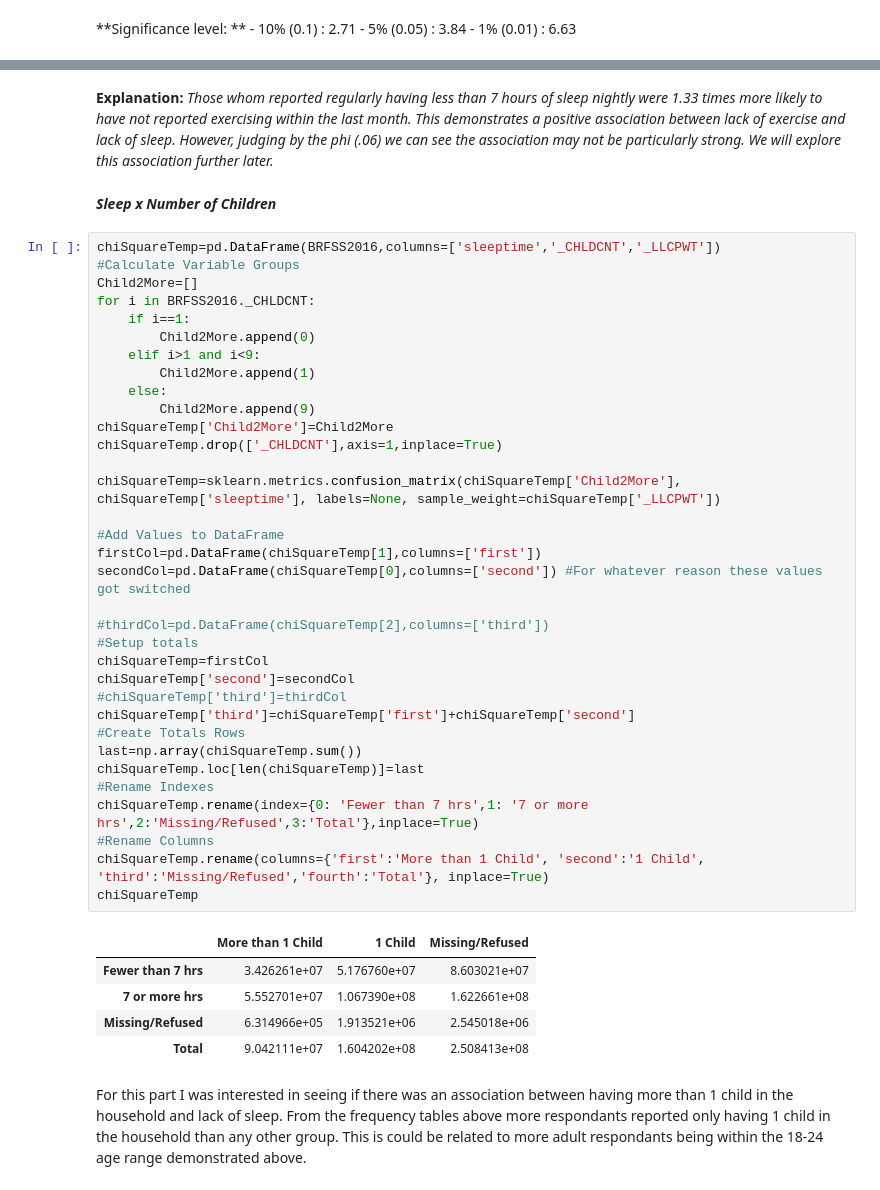
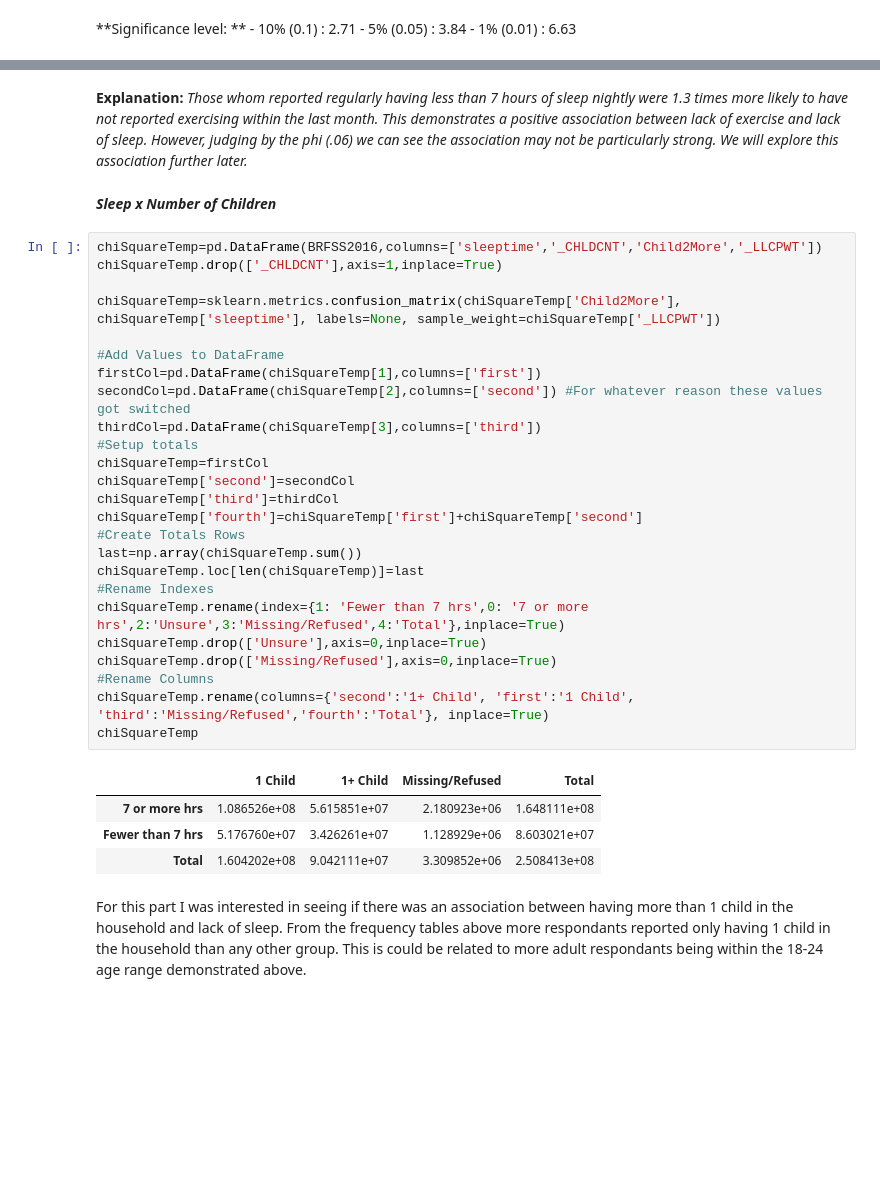
Before and after one commit to pmleffers/BRFSS2016, a Jupyter notebook: BRFSS notebook.ipynb, the cells around one changed output, grey strips where cells are left out. Drawn from its saved outputs; the diff is of its cells as text; blank space fills up the shorter version.

```diff
--- a/BRFSS notebook.ipynb
+++ b/BRFSS notebook.ipynb
@@ -1151,48 +1357,38 @@ Log risk ratio    0.182 0.000 0.182 0.182   0.000
 -------------------------------------------------
 # %% [markdown]
-**Explanation:** *Those whom reported regularly having less than 7 hours of sleep nightly were 1.33 times more likely to have not reported exercising within the last month. This demonstrates a positive association between lack of exercise and lack of sleep. However, judging by the phi (.06) we can see the association may not be particularly strong. We will explore this association further later.*
+**Explanation:** *Those whom reported regularly having less than 7 hours of sleep nightly were 1.3 times more likely to have not reported exercising within the last month. This demonstrates a positive association between lack of exercise and lack of sleep. However, judging by the phi (.06) we can see the association may not be particularly strong. We will explore this association further later.*
 # %% [markdown]
 ***Sleep x Number of Children***
 # %%
-chiSquareTemp=pd.DataFrame(BRFSS2016,columns=['sleeptime','_CHLDCNT','_LLCPWT'])
-#Calculate Variable Groups
-Child2More=[]
-for i in BRFSS2016._CHLDCNT:
-    if i==1:
-        Child2More.append(0)
-    elif i>1 and i<9:
-        Child2More.append(1)
-    else:
-        Child2More.append(9)
-chiSquareTemp['Child2More']=Child2More
+chiSquareTemp=pd.DataFrame(BRFSS2016,columns=['sleeptime','_CHLDCNT','Child2More','_LLCPWT'])
 chiSquareTemp.drop(['_CHLDCNT'],axis=1,inplace=True)
 
 chiSquareTemp=sklearn.metrics.confusion_matrix(chiSquareTemp['Child2More'], chiSquareTemp['sleeptime'], labels=None, sample_weight=chiSquareTemp['_LLCPWT'])
 
 #Add Values to DataFrame
 firstCol=pd.DataFrame(chiSquareTemp[1],columns=['first'])
-secondCol=pd.DataFrame(chiSquareTemp[0],columns=['second']) #For whatever reason these values got switched
-
-#thirdCol=pd.DataFrame(chiSquareTemp[2],columns=['third'])
+secondCol=pd.DataFrame(chiSquareTemp[2],columns=['second']) #For whatever reason these values got switched
+thirdCol=pd.DataFrame(chiSquareTemp[3],columns=['third'])
 #Setup totals
 chiSquareTemp=firstCol
 chiSquareTemp['second']=secondCol
-#chiSquareTemp['third']=thirdCol
-chiSquareTemp['third']=chiSquareTemp['first']+chiSquareTemp['second']
+chiSquareTemp['third']=thirdCol
+chiSquareTemp['fourth']=chiSquareTemp['first']+chiSquareTemp['second']
 #Create Totals Rows
 last=np.array(chiSquareTemp.sum())
 chiSquareTemp.loc[len(chiSquareTemp)]=last
 #Rename Indexes
-chiSquareTemp.rename(index={0: 'Fewer than 7 hrs',1: '7 or more hrs',2:'Missing/Refused',3:'Total'},inplace=True)
+chiSquareTemp.rename(index={1: 'Fewer than 7 hrs',0: '7 or more hrs',2:'Unsure',3:'Missing/Refused',4:'Total'},inplace=True)
+chiSquareTemp.drop(['Unsure'],axis=0,inplace=True)
+chiSquareTemp.drop(['Missing/Refused'],axis=0,inplace=True)
 #Rename Columns
-chiSquareTemp.rename(columns={'first':'More than 1 Child', 'second':'1 Child', 'third':'Missing/Refused','fourth':'Total'}, inplace=True)
+chiSquareTemp.rename(columns={'second':'1+ Child', 'first':'1 Child', 'third':'Missing/Refused','fourth':'Total'}, inplace=True)
 chiSquareTemp
 # %% [output]
-|  | More than 1 Child | 1 Child | Missing/Refused |
-| Fewer than 7 hrs | 3.426261e+07 | 5.176760e+07 | 8.603021e+07 |
-| 7 or more hrs | 5.552701e+07 | 1.067390e+08 | 1.622661e+08 |
-| Missing/Refused | 6.314966e+05 | 1.913521e+06 | 2.545018e+06 |
-| Total | 9.042111e+07 | 1.604202e+08 | 2.508413e+08 |
+|  | 1 Child | 1+ Child | Missing/Refused | Total |
+| 7 or more hrs | 1.086526e+08 | 5.615851e+07 | 2.180923e+06 | 1.648111e+08 |
+| Fewer than 7 hrs | 5.176760e+07 | 3.426261e+07 | 1.128929e+06 | 8.603021e+07 |
+| Total | 1.604202e+08 | 9.042111e+07 | 3.309852e+06 | 2.508413e+08 |
 # %% [markdown]
 For this part I was interested in seeing if there was an association between having more than 1 child in the household and lack of sleep. From the frequency tables above more respondants reported only having 1 child in the household than any other group. This is could be related to more adult respondants being within the 18-24 age range demonstrated above.
 # %%
```
Also changed, not shown: parts of 103 cells of this notebook.
